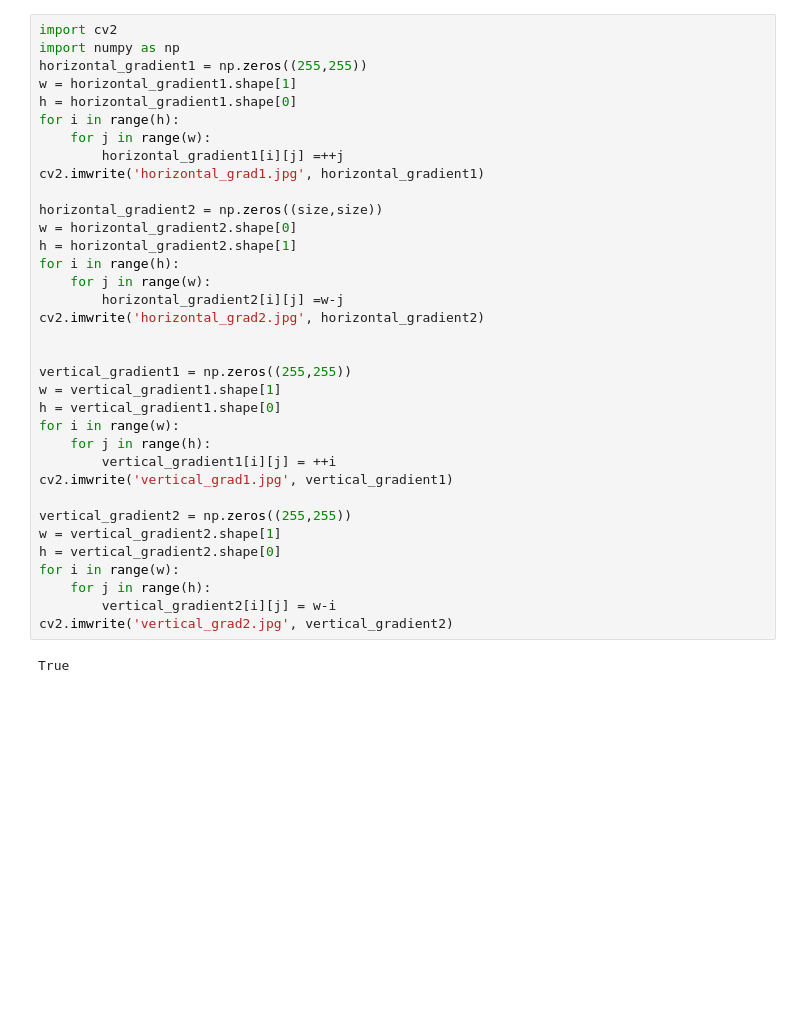
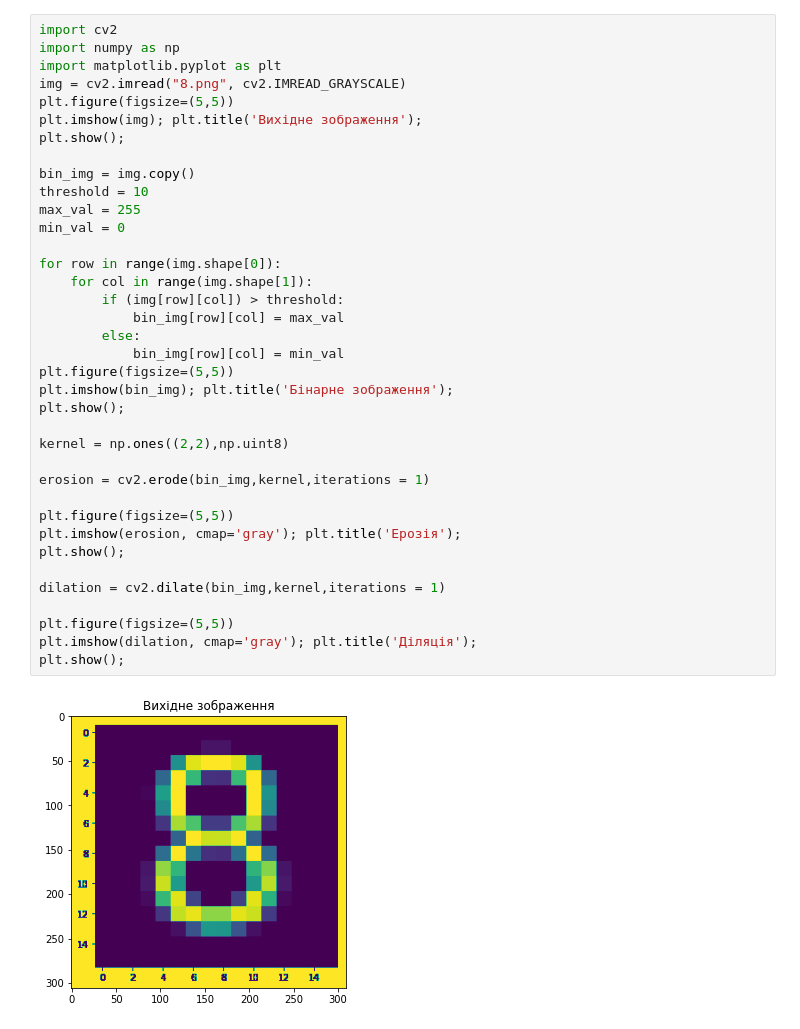
Before and after one commit to LizaVasilchuk/study, a Jupyter notebook: Untitled2.ipynb, the cells around one changed output. Saved outputs shown, nothing was run; the diff lists cells and outputs as text; blank space fills up the shorter version.

```diff
--- a/Untitled2.ipynb
+++ b/Untitled2.ipynb
@@ -31,37 +1,39 @@ print(arr)
-# %%
-import cv2
-import numpy as np
-horizontal_gradient1 = np.zeros((255,255))
-w = horizontal_gradient1.shape[1]
-h = horizontal_gradient1.shape[0]
-for i in range(h):
-    for j in range(w):
-        horizontal_gradient1[i][j] =++j
-cv2.imwrite('horizontal_grad1.jpg', horizontal_gradient1)
-
-horizontal_gradient2 = np.zeros((size,size))
-w = horizontal_gradient2.shape[0]
-h = horizontal_gradient2.shape[1]
-for i in range(h):
-    for j in range(w):
-        horizontal_gradient2[i][j] =w-j
-cv2.imwrite('horizontal_grad2.jpg', horizontal_gradient2)
-
-
-vertical_gradient1 = np.zeros((255,255))
-w = vertical_gradient1.shape[1]
-h = vertical_gradient1.shape[0]
-for i in range(w):
-    for j in range(h):
-        vertical_gradient1[i][j] = ++i
-cv2.imwrite('vertical_grad1.jpg', vertical_gradient1)
-
-vertical_gradient2 = np.zeros((255,255))
-w = vertical_gradient2.shape[1]
-h = vertical_gradient2.shape[0]
-for i in range(w):
-    for j in range(h):
-        vertical_gradient2[i][j] = w-i
-cv2.imwrite('vertical_grad2.jpg', vertical_gradient2)
-# %% [output]
-True
+# %%
+import cv2
+import numpy as np
+import matplotlib.pyplot as plt
+img = cv2.imread("8.png", cv2.IMREAD_GRAYSCALE)
+plt.figure(figsize=(5,5))
+plt.imshow(img); plt.title('Вихідне зображення');
+plt.show();
+
+bin_img = img.copy()
+threshold = 10
+max_val = 255
+min_val = 0
+
+for row in range(img.shape[0]):
+    for col in range(img.shape[1]):
+        if (img[row][col]) > threshold:
+            bin_img[row][col] = max_val
+        else:
+            bin_img[row][col] = min_val
+plt.figure(figsize=(5,5))
+plt.imshow(bin_img); plt.title('Бінарне зображення');
+plt.show();
+
+kernel = np.ones((2,2),np.uint8)
+
+erosion = cv2.erode(bin_img,kernel,iterations = 1)
+
+plt.figure(figsize=(5,5))
+plt.imshow(erosion, cmap='gray'); plt.title('Ерозія');
+plt.show();
+
+dilation = cv2.dilate(bin_img,kernel,iterations = 1)
+
+plt.figure(figsize=(5,5))
+plt.imshow(dilation, cmap='gray'); plt.title('Діляція');
+plt.show();
+# %% [output]
+[figure, added]
```
Also changed, not shown: parts of 3 cells of this notebook.
